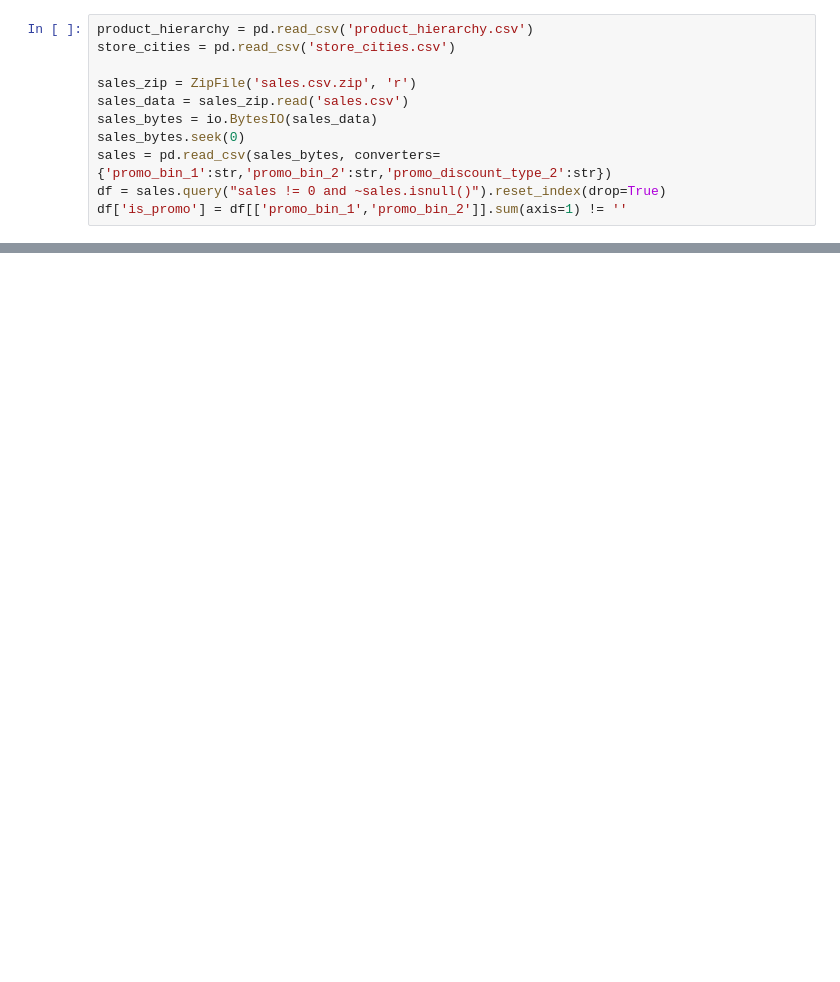
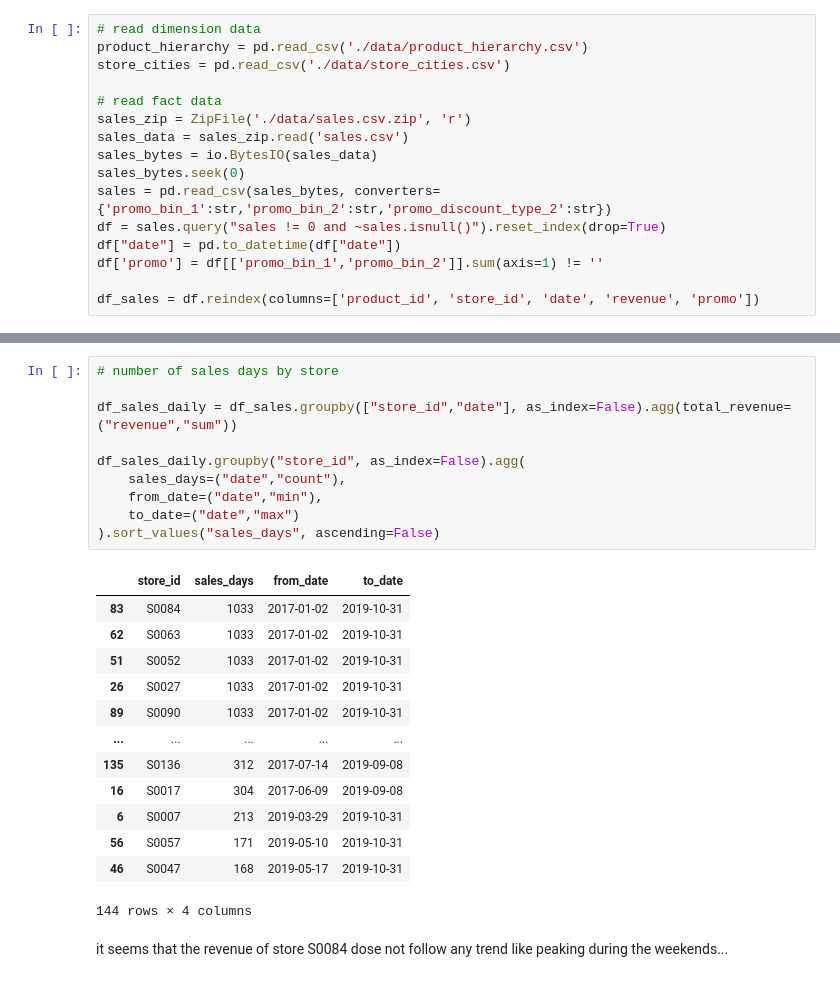
Before and after one commit to dinhgiangltk/analysis-projects, a Jupyter notebook: product_cannibalization/case_product_promotion.ipynb, the cells around one changed output, grey strips where cells are left out. Cells and saved outputs as stored; diff of their text form; blank space fills up the shorter version.

Commit message:
product cannibalization updated v5

```diff
--- a/product_cannibalization/case_product_promotion.ipynb
+++ b/product_cannibalization/case_product_promotion.ipynb
@@ -5,11 +491,16 @@ import io
 # %%
-product_hierarchy = pd.read_csv('product_hierarchy.csv')
-store_cities = pd.read_csv('store_cities.csv')
+# read dimension data
+product_hierarchy = pd.read_csv('./data/product_hierarchy.csv')
+store_cities = pd.read_csv('./data/store_cities.csv')
 
-sales_zip = ZipFile('sales.csv.zip', 'r')
+# read fact data
+sales_zip = ZipFile('./data/sales.csv.zip', 'r')
 sales_data = sales_zip.read('sales.csv')
 sales_bytes = io.BytesIO(sales_data)
 sales_bytes.seek(0)
 sales = pd.read_csv(sales_bytes, converters={'promo_bin_1':str,'promo_bin_2':str,'promo_discount_type_2':str})
 df = sales.query("sales != 0 and ~sales.isnull()").reset_index(drop=True)
-df['is_promo'] = df[['promo_bin_1','promo_bin_2']].sum(axis=1) != ''
+df["date"] = pd.to_datetime(df["date"])
+df['promo'] = df[['promo_bin_1','promo_bin_2']].sum(axis=1) != ''
+
+df_sales = df.reindex(columns=['product_id', 'store_id', 'date', 'revenue', 'promo'])
@@ -509,0 +530,26 @@ def split_cross_into_sequences(idx_cross: 'pd.Series', min_cross_days=5, min_reg
+# %%
+# number of sales days by store
+
+df_sales_daily = df_sales.groupby(["store_id","date"], as_index=False).agg(total_revenue=("revenue","sum"))
+
+df_sales_daily.groupby("store_id", as_index=False).agg(
+    sales_days=("date","count"),
+    from_date=("date","min"),
+    to_date=("date","max")
+).sort_values("sales_days", ascending=False)
+# %% [output]
+|  | store_id | sales_days | from_date | to_date |
+| 83 | S0084 | 1033 | 2017-01-02 | 2019-10-31 |
+| 62 | S0063 | 1033 | 2017-01-02 | 2019-10-31 |
+| 51 | S0052 | 1033 | 2017-01-02 | 2019-10-31 |
+| 26 | S0027 | 1033 | 2017-01-02 | 2019-10-31 |
+| 89 | S0090 | 1033 | 2017-01-02 | 2019-10-31 |
+| ... | ... | ... | ... | ... |
+| 135 | S0136 | 312 | 2017-07-14 | 2019-09-08 |
+| 16 | S0017 | 304 | 2017-06-09 | 2019-09-08 |
+| 6 | S0007 | 213 | 2019-03-29 | 2019-10-31 |
+| 56 | S0057 | 171 | 2019-05-10 | 2019-10-31 |
+| 46 | S0047 | 168 | 2019-05-17 | 2019-10-31 |
+144 rows × 4 columns
+# %% [markdown]
+it seems that the revenue of store S0084 dose not follow any trend like peaking during the weekends...
```
Also changed, not shown: parts of 14 cells of this notebook, 3 other files.
